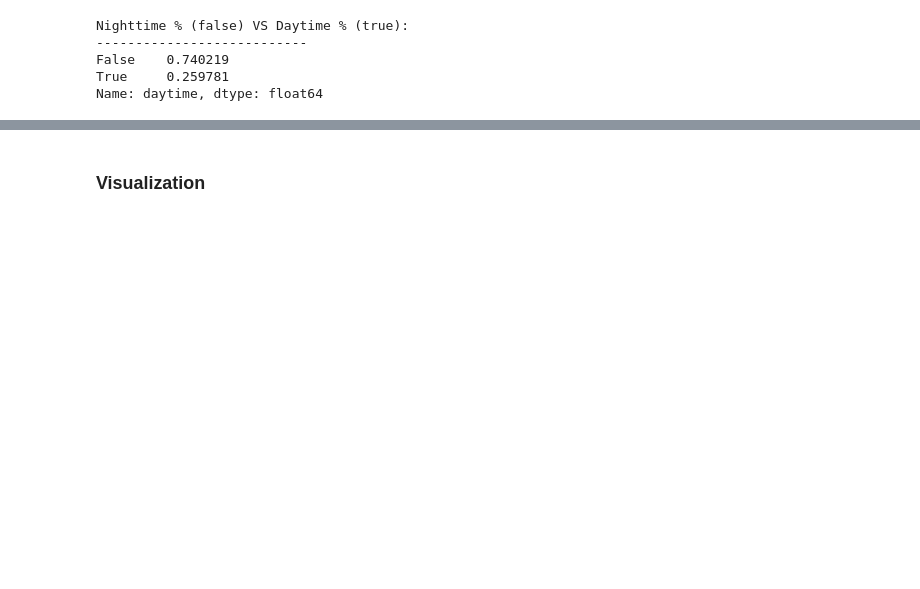
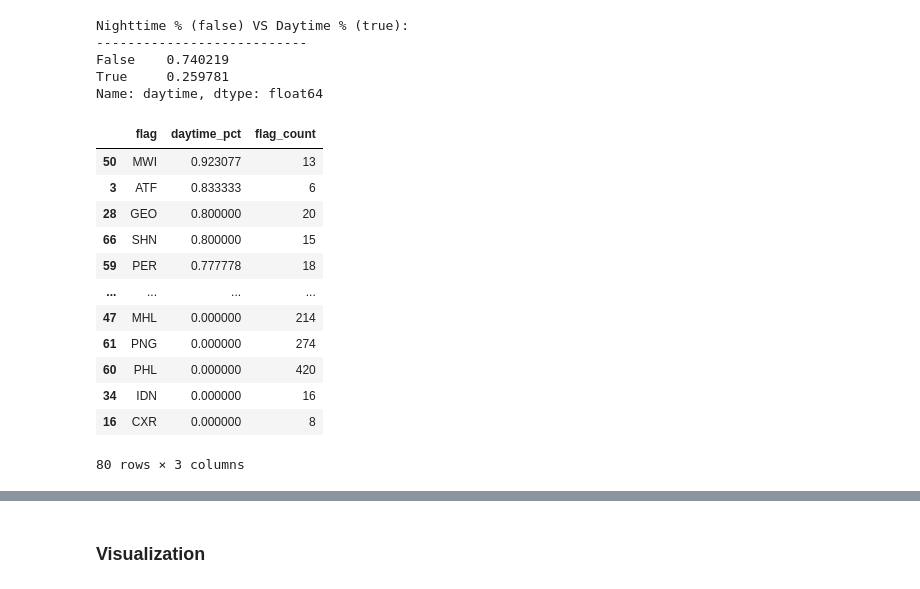
Before and after one commit to RRRan2333/ais_fishing_signal, a Jupyter notebook: main.ipynb, the cells around one changed output, grey strips where cells are left out. Drawn from its saved outputs; the diff is of its cells as text; code cells hidden in the pictures; blank space fills up the shorter version.

```diff
--- a/main.ipynb
+++ b/main.ipynb
@@ -247,0 +236,32 @@ Name: daytime, dtype: float64
+# %%
+# turn the column df_main['daytime'] from boolean to int using apply()
+df_flag = df_main.copy()
+# remove rows in df_flag where daytime is null
+df_flag = df_flag[df_flag['daytime'].notnull()]
+df_flag['daytime'] = df_flag['daytime'].apply(lambda x: 1.0 if x else 0.0)
+
+# remove entries where flag only repeats less than 5 times
+df_flag = df_flag.groupby('flag').filter(lambda x: len(x) > 5)
+
+# make new df grouped by flag, and calculate percentage of daytime is true
+# also calculate the number of repeats for each flag
+df_flag = df_flag.groupby('flag').agg({'daytime': 'mean', 'flag': 'count'})
+df_flag = df_flag.rename(columns={'daytime': 'daytime_pct', 'flag': 'flag_count'})
+df_flag = df_flag.reset_index()
+# sort by daytime_pct
+df_flag = df_flag.sort_values(by='daytime_pct', ascending=False)
+df_flag
+# %% [output]
+|  | flag | daytime_pct | flag_count |
+| 50 | MWI | 0.923077 | 13 |
+| 3 | ATF | 0.833333 | 6 |
+| 28 | GEO | 0.800000 | 20 |
+| 66 | SHN | 0.800000 | 15 |
+| 59 | PER | 0.777778 | 18 |
+| ... | ... | ... | ... |
+| 47 | MHL | 0.000000 | 214 |
+| 61 | PNG | 0.000000 | 274 |
+| 60 | PHL | 0.000000 | 420 |
+| 34 | IDN | 0.000000 | 16 |
+| 16 | CXR | 0.000000 | 8 |
+80 rows × 3 columns
```
Also changed, not shown: parts of 6 cells of this notebook, 6 other files.
